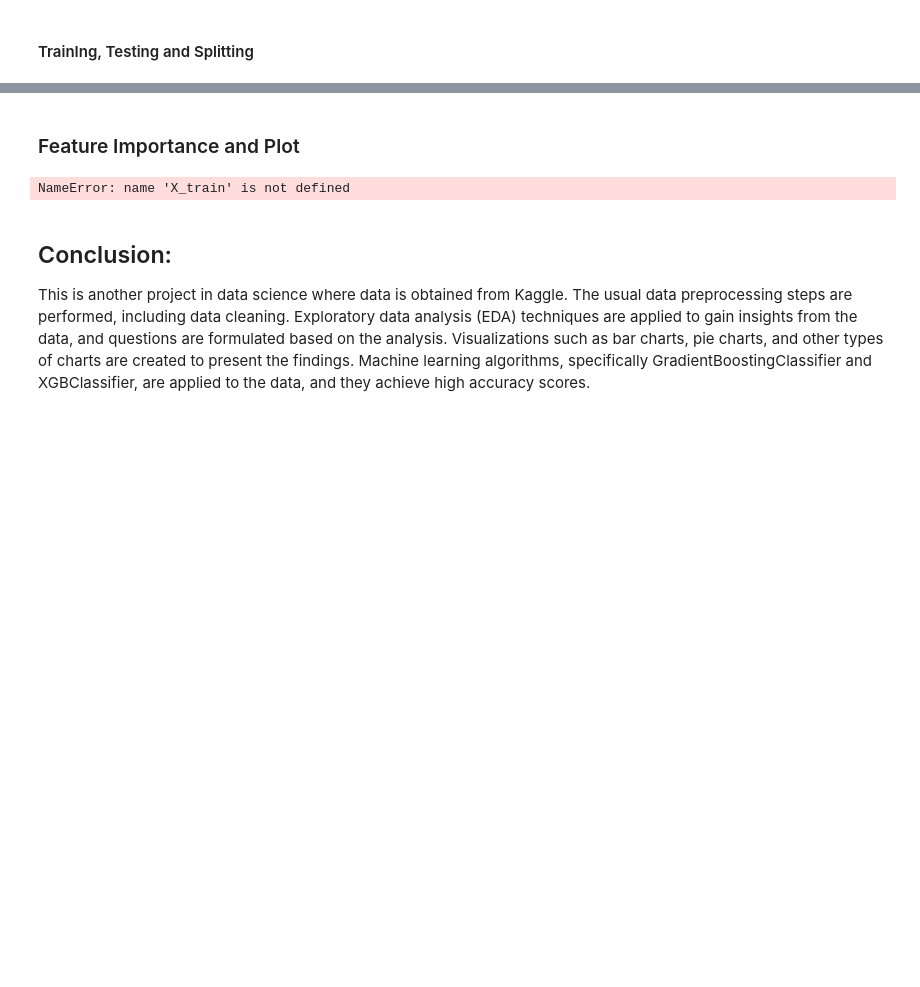
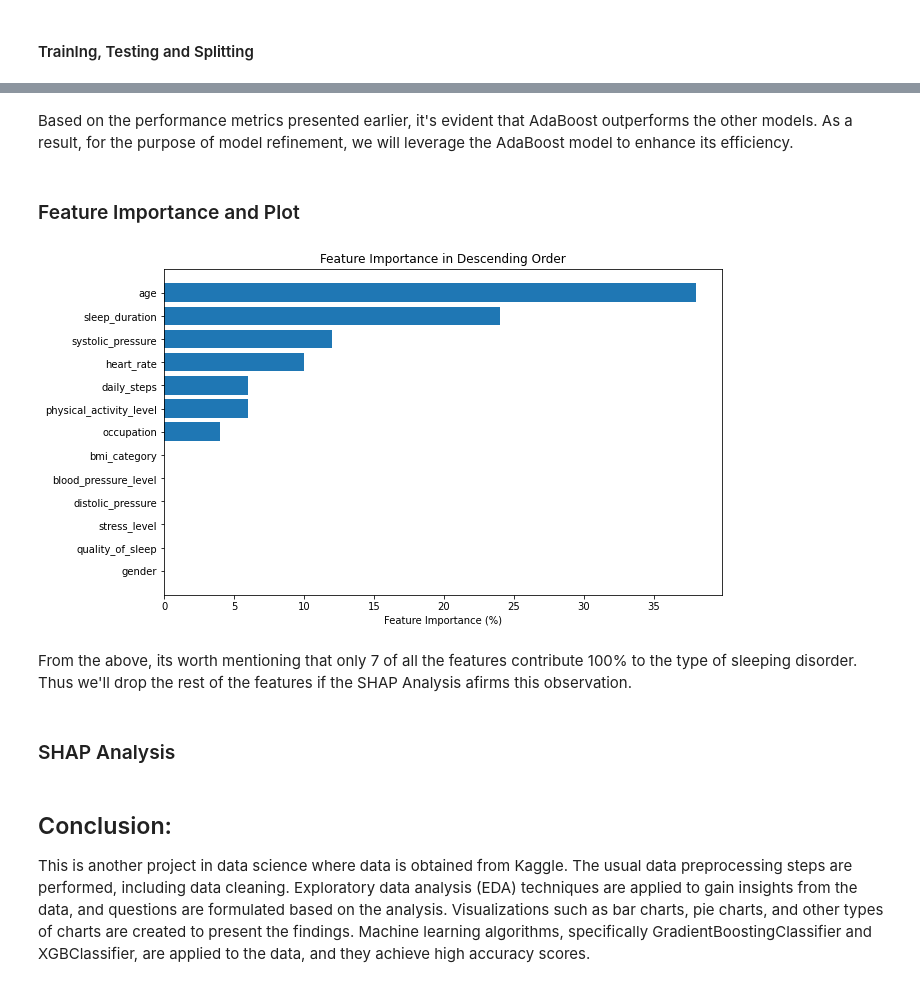
Before and after one commit to McOwino/Sleep_Health_Analysis, a Jupyter notebook: Sleep Health.ipynb, the cells around one changed output, grey strips where cells are left out. Cells and saved outputs as stored; diff of their text form; code cells hidden in the pictures; blank space fills up the shorter version.

```diff
--- a/Sleep Health.ipynb
+++ b/Sleep Health.ipynb
@@ -782,6 +789,37 @@ From the
+# %% [markdown]
+Based on the performance metrics presented earlier, it's evident that AdaBoost outperforms the other models. As a result, for the purpose of model refinement, we will leverage the AdaBoost model to enhance its efficiency.
 # %% [markdown]
 ### Feature Importance and Plot
 # %%
-X_trained = pd.DataFrame(X_train)
+# Fit your model (RandomForestClassifier in this example)
+model = AdaBoostClassifier()
+model.fit(X, y)
+
+# Get feature importances
+importances = model.feature_importances_
+
+# Get feature names (assuming X is a pandas DataFrame or you have a list of feature names)
+feature_names = data.columns.to_list()
+
+# Sort feature importances in descending order
+indices = np.argsort(importances)[::-1]
+
+# Rearrange feature names based on sorted indices
+sorted_feature_names = [feature_names[i] for i in indices]
+
+# Sort the importances in descending order
+sorted_importances = importances[indices]
+
+# Convert importances to percentages
+sorted_importances_percentage = sorted_importances * 100
+
+# Create a horizontal bar plot
+plt.figure(figsize=(10, 6))
+plt.barh(range(len(sorted_importances)), sorted_importances_percentage, align='center')
+plt.yticks(range(len(sorted_importances)), sorted_feature_names)
+plt.xlabel('Feature Importance (%)')
+plt.title('Feature Importance in Descending Order')
+plt.gca().invert_yaxis()  # Invert the y-axis for better visualization
+plt.show()
 # %% [output]
-NameError: name 'X_train' is not defined
+[figure, added]
@@ -808,0 +826,4 @@ plt.show()
+# %% [markdown]
+From the above, its worth mentioning that only 7 of all the features contribute 100% to the type of sleeping disorder. Thus we'll drop the rest of the features if the SHAP Analysis afirms this observation.
+# %% [markdown]
+### SHAP Analysis
```
Also changed, not shown: parts of 43 cells of this notebook.
